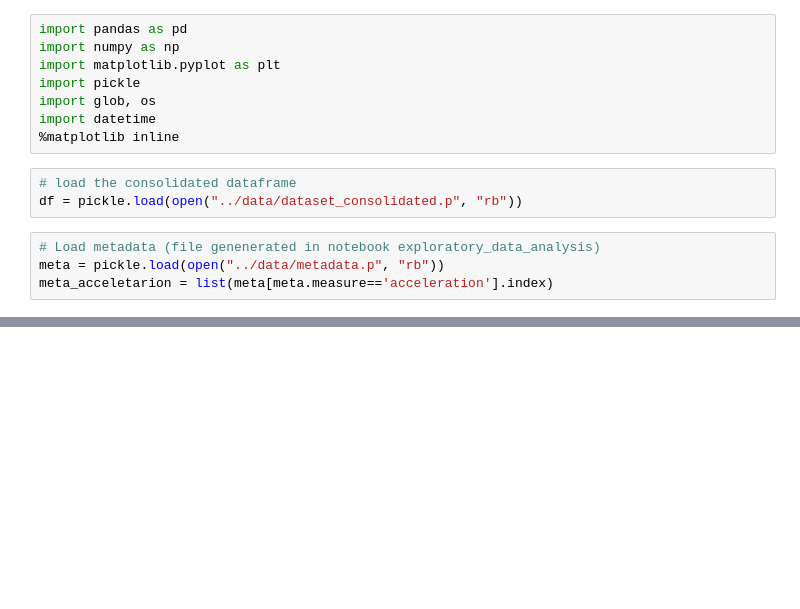
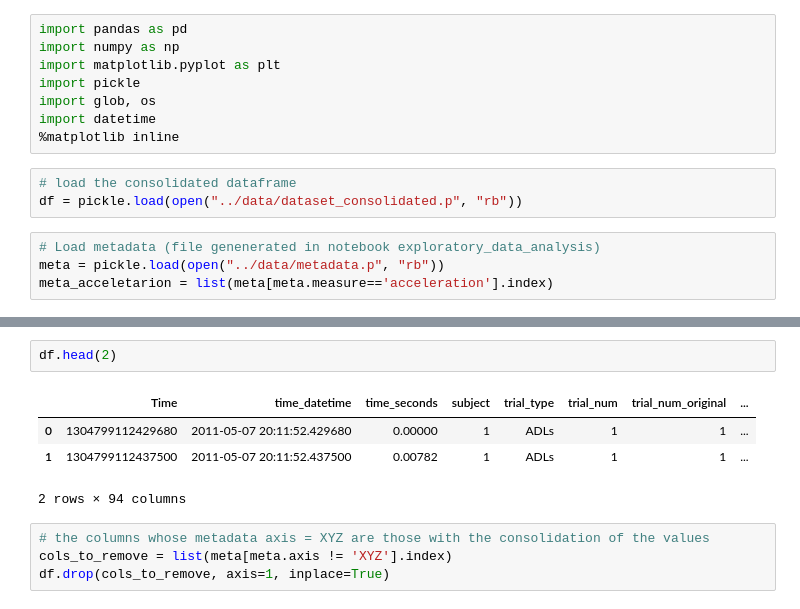
Before and after one commit to mdrmuhaimin/BigData2, a Jupyter notebook: code/preprocessing.ipynb, the cells around one changed output, grey strips where cells are left out. Drawn from its saved outputs; the diff is of its cells as text; blank space fills up the shorter version.

```diff
--- a/code/preprocessing.ipynb
+++ b/code/preprocessing.ipynb
@@ -151,0 +43,11 @@ pickle.dump(df, open("../data/dataset_preprocessed.p", "wb"))
+# %%
+df.head(2)
+# %% [output]
+|  | Time | time_datetime | time_seconds | subject | trial_type | trial_num | trial_num_original | ... |
+| 0 | 1304799112429680 | 2011-05-07 20:11:52.429680 | 0.00000 | 1 | ADLs | 1 | 1 | ... |
+| 1 | 1304799112437500 | 2011-05-07 20:11:52.437500 | 0.00782 | 1 | ADLs | 1 | 1 | ... |
+2 rows × 94 columns
+# %%
+# the columns whose metadata axis = XYZ are those with the consolidation of the values
+cols_to_remove = list(meta[meta.axis != 'XYZ'].index)
+df.drop(cols_to_remove, axis=1, inplace=True)
```
Also changed, not shown: parts of 23 cells of this notebook.
